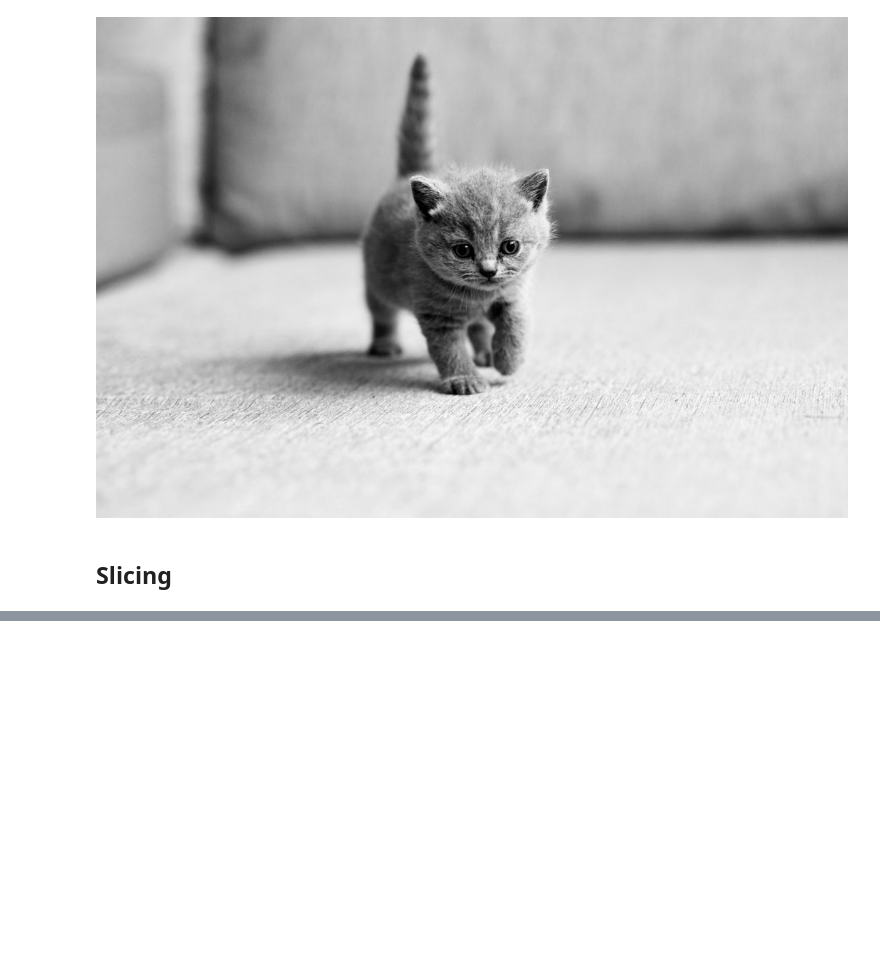
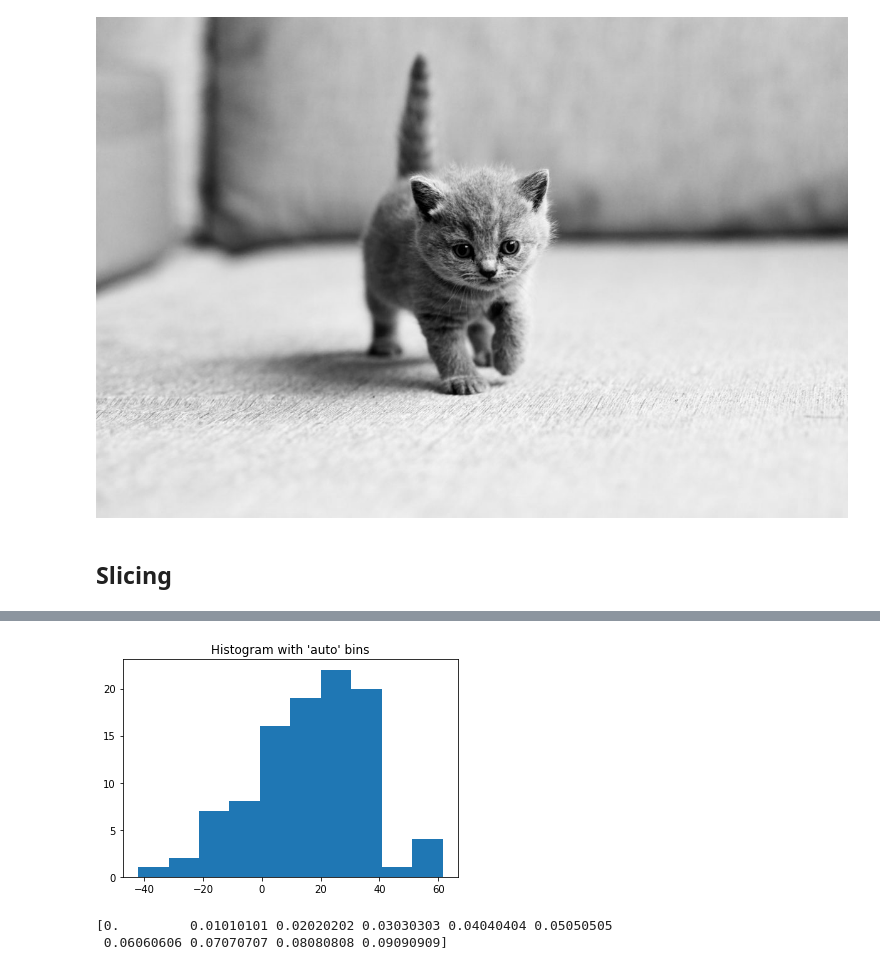
Before and after one commit to wisaaco/TxADM, a Jupyter notebook: docs/notebooks/NumpyNotes/01_numpy_basics.ipynb, the cells around one changed output, grey strips where cells are left out. Saved outputs shown, nothing was run; the diff lists cells and outputs as text; code cells hidden in the pictures; blank space fills up the shorter version.

```diff
--- a/docs/notebooks/NumpyNotes/01_numpy_basics.ipynb
+++ b/docs/notebooks/NumpyNotes/01_numpy_basics.ipynb
@@ -726,0 +1192,15 @@ print(r)
+# %%
+import matplotlib.pyplot as plt
+_ = plt.hist(temperatures, bins='auto')  # arguments are passed to np.histogram
+plt.title("Histogram with 'auto' bins")
+plt.show()
+# %% [output]
+[figure, added]
+# %%
+# https://numpy.org/doc/stable/reference/generated/numpy.linspace.html
+
+space = np.linspace(0,1,len(temperatures))
+print(space[:10])
+# %% [output]
+[0.         0.01010101 0.02020202 0.03030303 0.04040404 0.05050505
+ 0.06060606 0.07070707 0.08080808 0.09090909]
```
Also changed, not shown: parts of 42 cells of this notebook.
